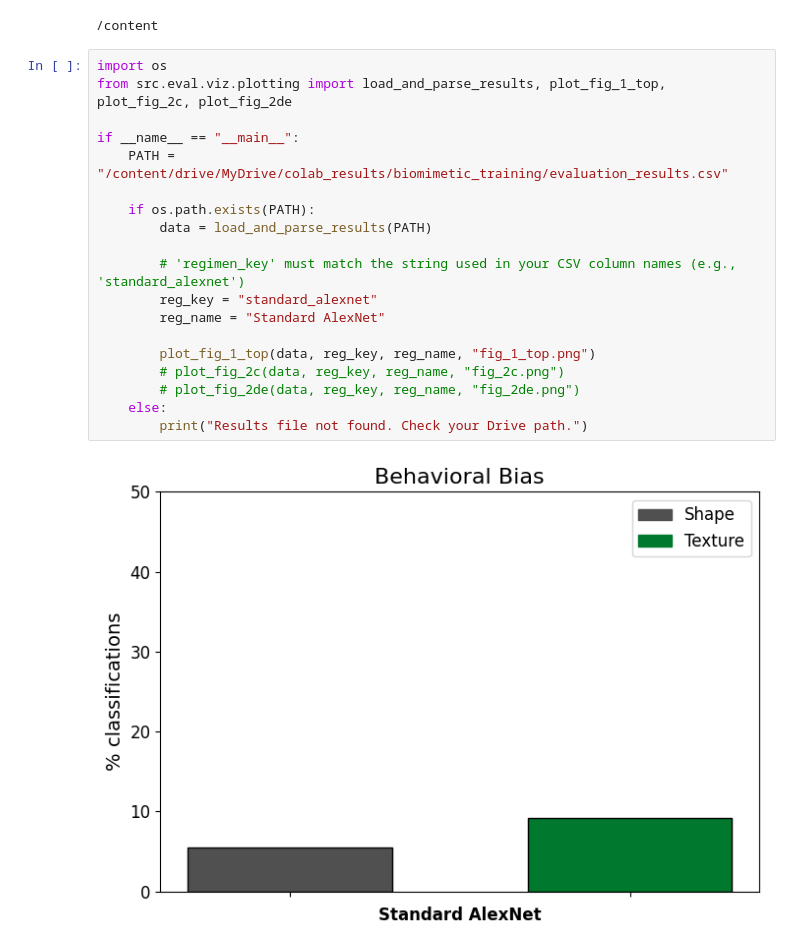
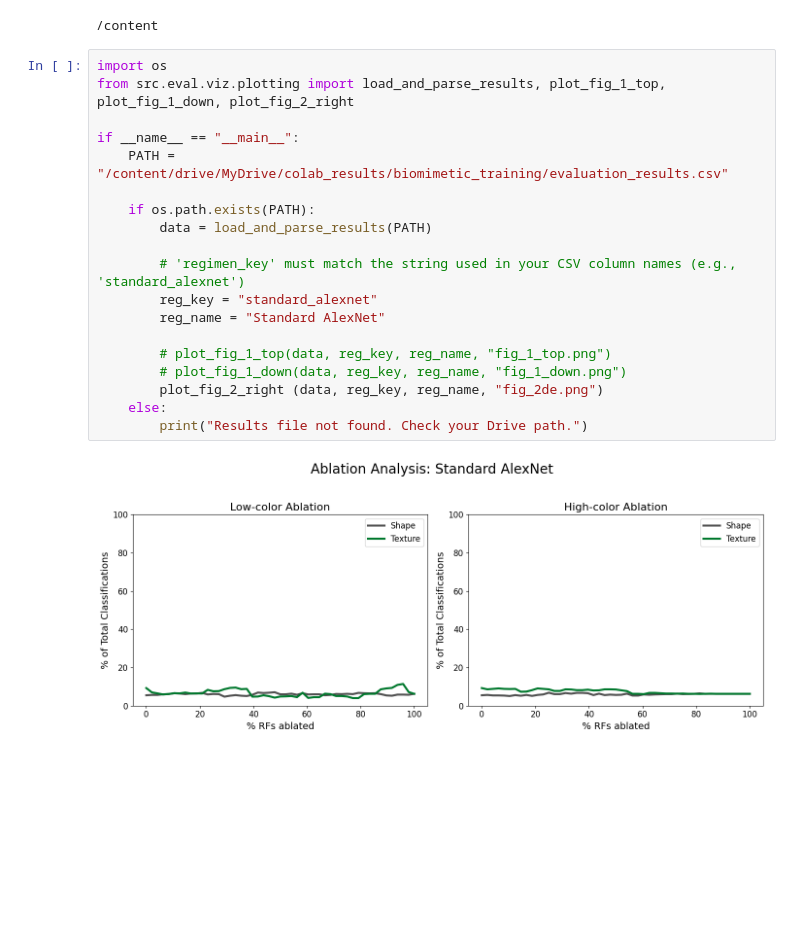
Before and after one commit to kutayeroglu/biomimetic-training, a Jupyter notebook: interpret_results.ipynb, the cells around one changed output. Saved outputs shown, nothing was run; the diff lists cells and outputs as text; blank space fills up the shorter version.

Commit message:
feat(viz): update shape/bias plot notebook to use updated version of fig 2 right

```diff
--- a/interpret_results.ipynb
+++ b/interpret_results.ipynb
@@ -117,22 +118,22 @@ from src.eval.viz.plotting import load_and_parse_results
 /content
 # %%
 import os
-from src.eval.viz.plotting import load_and_parse_results, plot_fig_1_top, plot_fig_2c, plot_fig_2de
+from src.eval.viz.plotting import load_and_parse_results, plot_fig_1_top, plot_fig_1_down, plot_fig_2_right
 
 if __name__ == "__main__":
     PATH = "/content/drive/MyDrive/colab_results/biomimetic_training/evaluation_results.csv"
 
     if os.path.exists(PATH):
         data = load_and_parse_results(PATH)
 
         # 'regimen_key' must match the string used in your CSV column names (e.g., 'standard_alexnet')
         reg_key = "standard_alexnet"
         reg_name = "Standard AlexNet"
 
-        plot_fig_1_top(data, reg_key, reg_name, "fig_1_top.png")
-        # plot_fig_2c(data, reg_key, reg_name, "fig_2c.png")
-        # plot_fig_2de(data, reg_key, reg_name, "fig_2de.png")
+        # plot_fig_1_top(data, reg_key, reg_name, "fig_1_top.png")
+        # plot_fig_1_down(data, reg_key, reg_name, "fig_1_down.png")
+        plot_fig_2_right (data, reg_key, reg_name, "fig_2de.png")
     else:
         print("Results file not found. Check your Drive path.")
 # %% [output]
-[figure, old version]
+[figure, new version]
```
Also changed, not shown: parts of 2 cells of this notebook.
